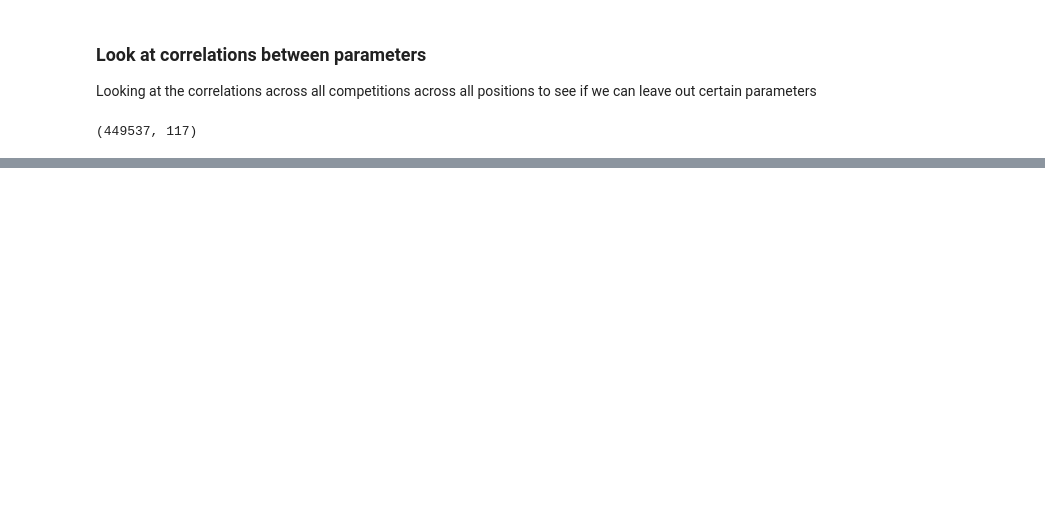
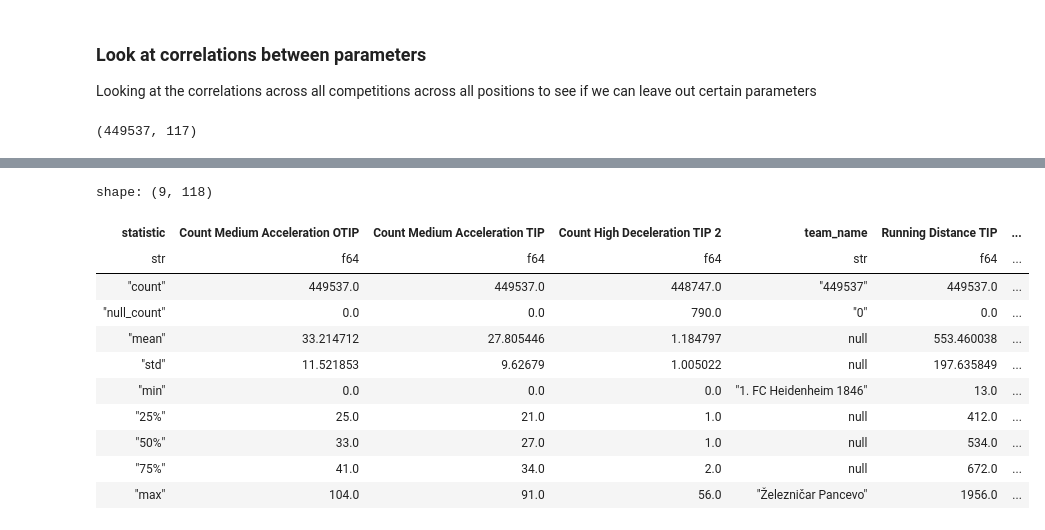
Before and after one commit to ihosten/internship_club_brugge, a Jupyter notebook: start_project/exploratory_analysis.ipynb, the cells around one changed output, grey strips where cells are left out. Saved outputs shown, nothing was run; the diff lists cells and outputs as text; code cells hidden in the pictures; blank space fills up the shorter version.

```diff
--- a/start_project/exploratory_analysis.ipynb
+++ b/start_project/exploratory_analysis.ipynb
@@ -140,0 +151,16 @@ pyg.walk(position_test_df)
+# %%
+pl.Config.set_tbl_cols(150)
+corr_df.describe()
+# %% [output]
+shape: (9, 118)
+| statistic | Count Medium Acceleration OTIP | Count Medium Acceleration TIP | Count High Deceleration TIP 2 | team_name | Running Distance TIP | ... |
+| str | f64 | f64 | f64 | str | f64 | ... |
+| "count" | 449537.0 | 449537.0 | 448747.0 | "449537" | 449537.0 | ... |
+| "null_count" | 0.0 | 0.0 | 790.0 | "0" | 0.0 | ... |
+| "mean" | 33.214712 | 27.805446 | 1.184797 | null | 553.460038 | ... |
+| "std" | 11.521853 | 9.62679 | 1.005022 | null | 197.635849 | ... |
+| "min" | 0.0 | 0.0 | 0.0 | "1. FC Heidenheim 1846" | 13.0 | ... |
+| "25%" | 25.0 | 21.0 | 1.0 | null | 412.0 | ... |
+| "50%" | 33.0 | 27.0 | 1.0 | null | 534.0 | ... |
+| "75%" | 41.0 | 34.0 | 2.0 | null | 672.0 | ... |
+| "max" | 104.0 | 91.0 | 56.0 | "Železničar Pancevo" | 1956.0 | ... |
```
Also changed, not shown: parts of 39 cells of this notebook.
